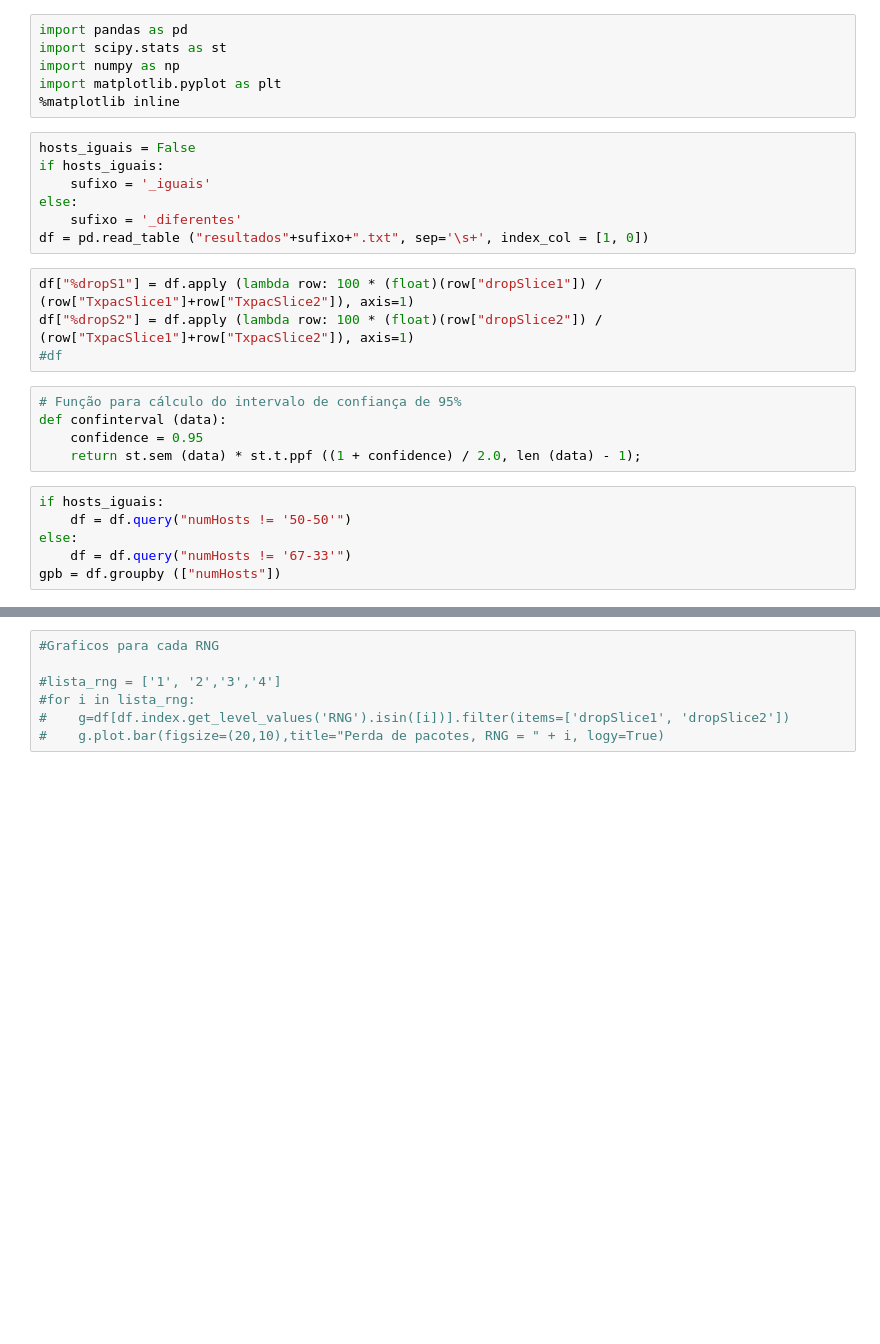
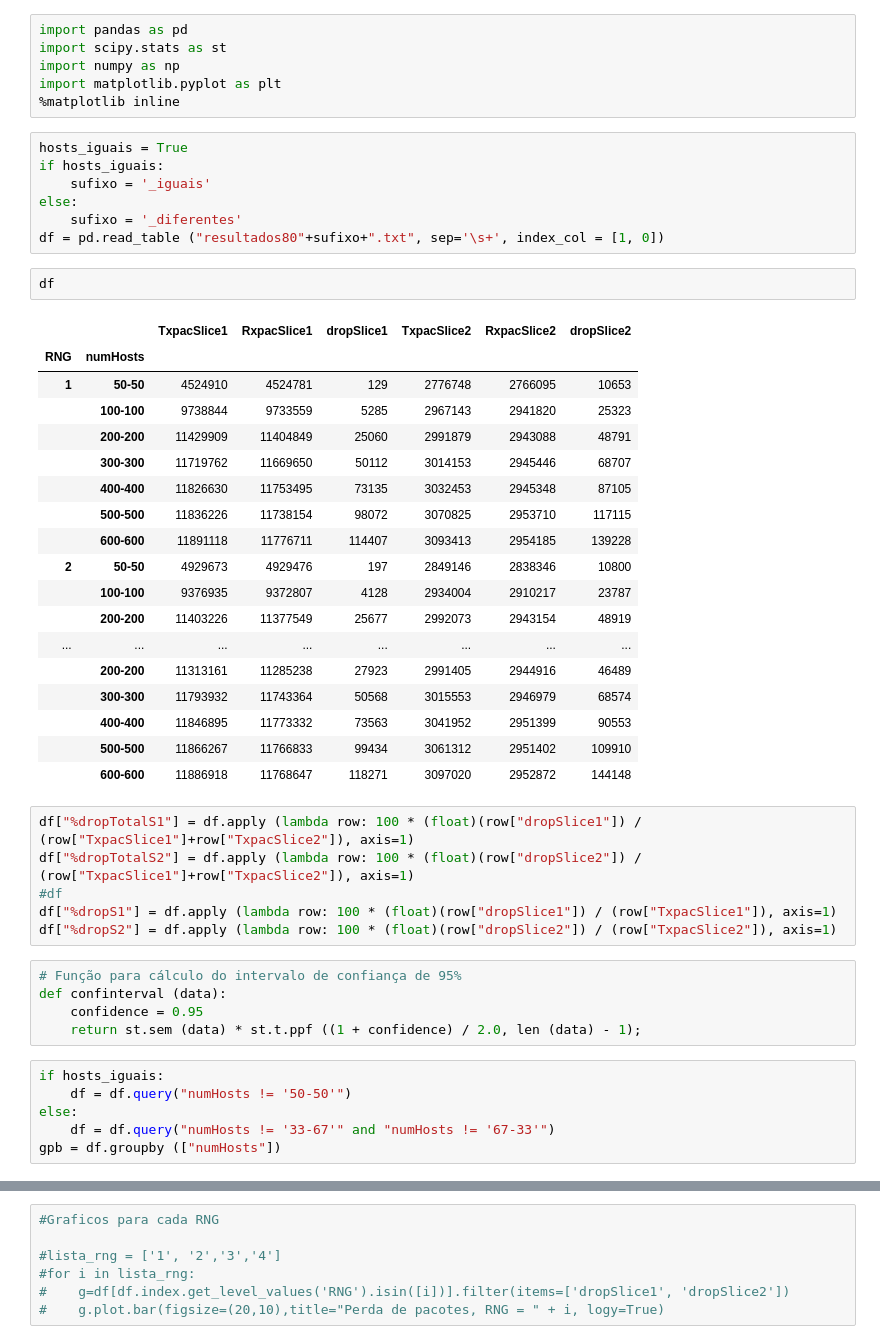
Before and after one commit to pedrobellotti/ns3-slice, a Jupyter notebook: Scripts/geraGrafico.ipynb, the cells around one changed output, grey strips where cells are left out. Drawn from its saved outputs; the diff is of its cells as text; blank space fills up the shorter version.

```diff
--- a/Scripts/geraGrafico.ipynb
+++ b/Scripts/geraGrafico.ipynb
@@ -5,16 +5,39 @@ import numpy as np
 import matplotlib.pyplot as plt
 %matplotlib inline
 # %%
-hosts_iguais = False
+hosts_iguais = True
 if hosts_iguais:
     sufixo = '_iguais'
 else:
     sufixo = '_diferentes'
-df = pd.read_table ("resultados"+sufixo+".txt", sep='\s+', index_col = [1, 0])
+df = pd.read_table ("resultados80"+sufixo+".txt", sep='\s+', index_col = [1, 0])
+# %%
+df
+# %% [output]
+|  |  | TxpacSlice1 | RxpacSlice1 | dropSlice1 | TxpacSlice2 | RxpacSlice2 | dropSlice2 |
+| RNG | numHosts |  |  |  |  |  |  |
+| 1 | 50-50 | 4524910 | 4524781 | 129 | 2776748 | 2766095 | 10653 |
+|  | 100-100 | 9738844 | 9733559 | 5285 | 2967143 | 2941820 | 25323 |
+|  | 200-200 | 11429909 | 11404849 | 25060 | 2991879 | 2943088 | 48791 |
+|  | 300-300 | 11719762 | 11669650 | 50112 | 3014153 | 2945446 | 68707 |
+|  | 400-400 | 11826630 | 11753495 | 73135 | 3032453 | 2945348 | 87105 |
+|  | 500-500 | 11836226 | 11738154 | 98072 | 3070825 | 2953710 | 117115 |
+|  | 600-600 | 11891118 | 11776711 | 114407 | 3093413 | 2954185 | 139228 |
+| 2 | 50-50 | 4929673 | 4929476 | 197 | 2849146 | 2838346 | 10800 |
+|  | 100-100 | 9376935 | 9372807 | 4128 | 2934004 | 2910217 | 23787 |
+|  | 200-200 | 11403226 | 11377549 | 25677 | 2992073 | 2943154 | 48919 |
+| ... | ... | ... | ... | ... | ... | ... | ... |
+|  | 200-200 | 11313161 | 11285238 | 27923 | 2991405 | 2944916 | 46489 |
+|  | 300-300 | 11793932 | 11743364 | 50568 | 3015553 | 2946979 | 68574 |
+|  | 400-400 | 11846895 | 11773332 | 73563 | 3041952 | 2951399 | 90553 |
+|  | 500-500 | 11866267 | 11766833 | 99434 | 3061312 | 2951402 | 109910 |
+|  | 600-600 | 11886918 | 11768647 | 118271 | 3097020 | 2952872 | 144148 |
 # %%
-df["%dropS1"] = df.apply (lambda row: 100 * (float)(row["dropSlice1"]) / (row["TxpacSlice1"]+row["TxpacSlice2"]), axis=1)
-df["%dropS2"] = df.apply (lambda row: 100 * (float)(row["dropSlice2"]) / (row["TxpacSlice1"]+row["TxpacSlice2"]), axis=1)
+df["%dropTotalS1"] = df.apply (lambda row: 100 * (float)(row["dropSlice1"]) / (row["TxpacSlice1"]+row["TxpacSlice2"]), axis=1)
+df["%dropTotalS2"] = df.apply (lambda row: 100 * (float)(row["dropSlice2"]) / (row["TxpacSlice1"]+row["TxpacSlice2"]), axis=1)
 #df
+df["%dropS1"] = df.apply (lambda row: 100 * (float)(row["dropSlice1"]) / (row["TxpacSlice1"]), axis=1)
+df["%dropS2"] = df.apply (lambda row: 100 * (float)(row["dropSlice2"]) / (row["TxpacSlice2"]), axis=1)
 # %%
 # Função para cálculo do intervalo de confiança de 95%
 def confinterval (data):
@@ -24,7 +47,7 @@ def confinterval (data):
 if hosts_iguais:
     df = df.query("numHosts != '50-50'")
 else:
-    df = df.query("numHosts != '67-33'")
+    df = df.query("numHosts != '33-67'" and "numHosts != '67-33'")
 gpb = df.groupby (["numHosts"])
 # %%
 media = gpb.mean()
```
Also changed, not shown: parts of 3 cells of this notebook, 2 other files.
